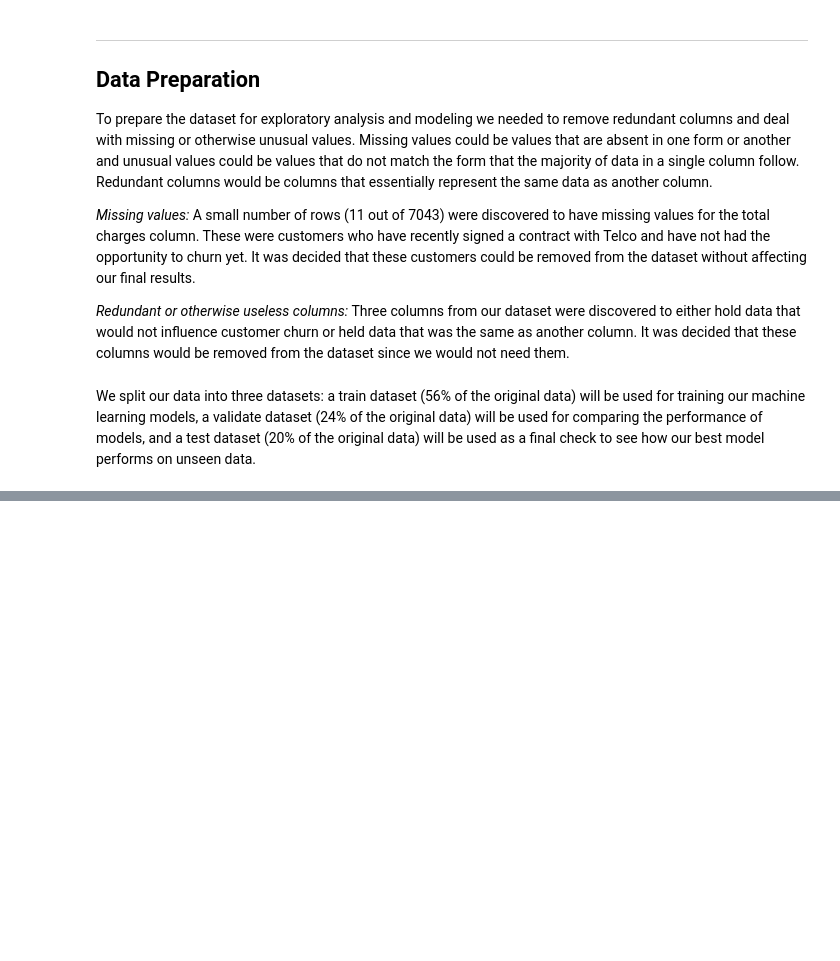
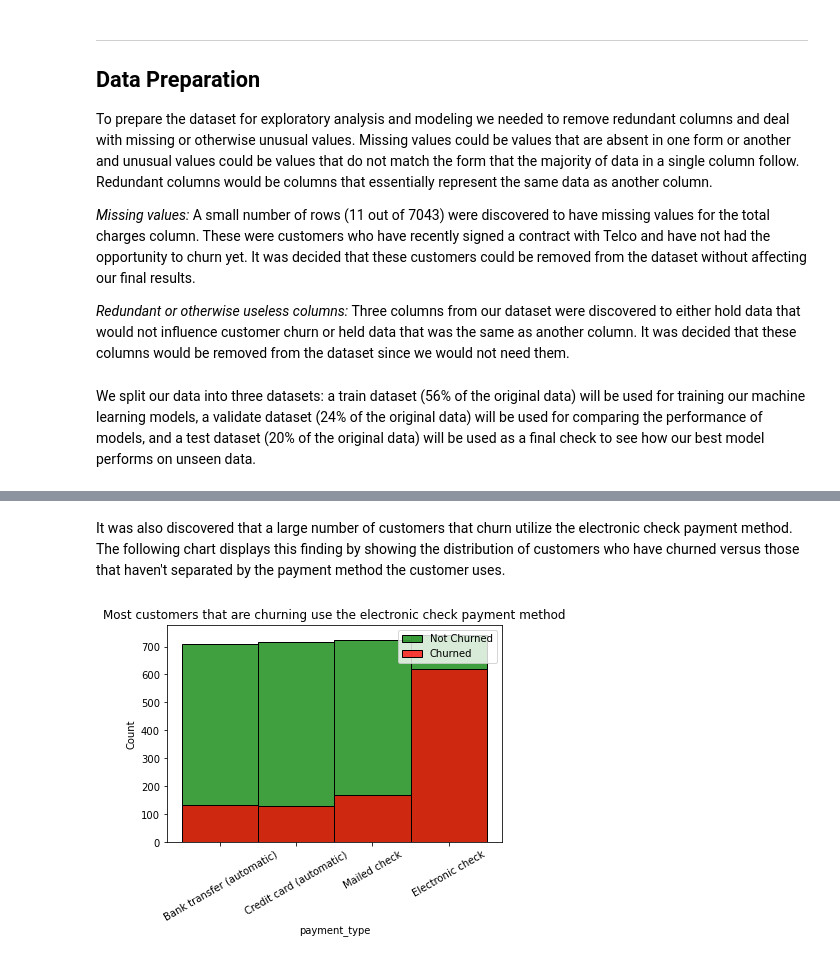
Before and after one commit to alegarcia-dev/telco-classification-project, a Jupyter notebook: Telco_Final_Report.ipynb, the cells around one changed output, grey strips where cells are left out. Drawn from its saved outputs; the diff is of its cells as text; code cells hidden in the pictures; blank space fills up the shorter version.

```diff
--- a/Telco_Final_Report.ipynb
+++ b/Telco_Final_Report.ipynb
@@ -71,0 +102,7 @@ train, validate, test = split_data(telco_customers)
+# %% [markdown]
+It was also discovered that a large number of customers that churn utilize the electronic check payment method. The following chart displays this finding by showing the distribution of customers who have churned versus those that haven't separated by the payment method the customer uses.
+# %%
+# Here we visualize the distribution of payment types separated by whether or not a customer has churned.
+visualize_churn_rate_versus_payment_type(train)
+# %% [output]
+[figure, added]
```
Also changed, not shown: parts of 12 cells of this notebook, 5 other files.
